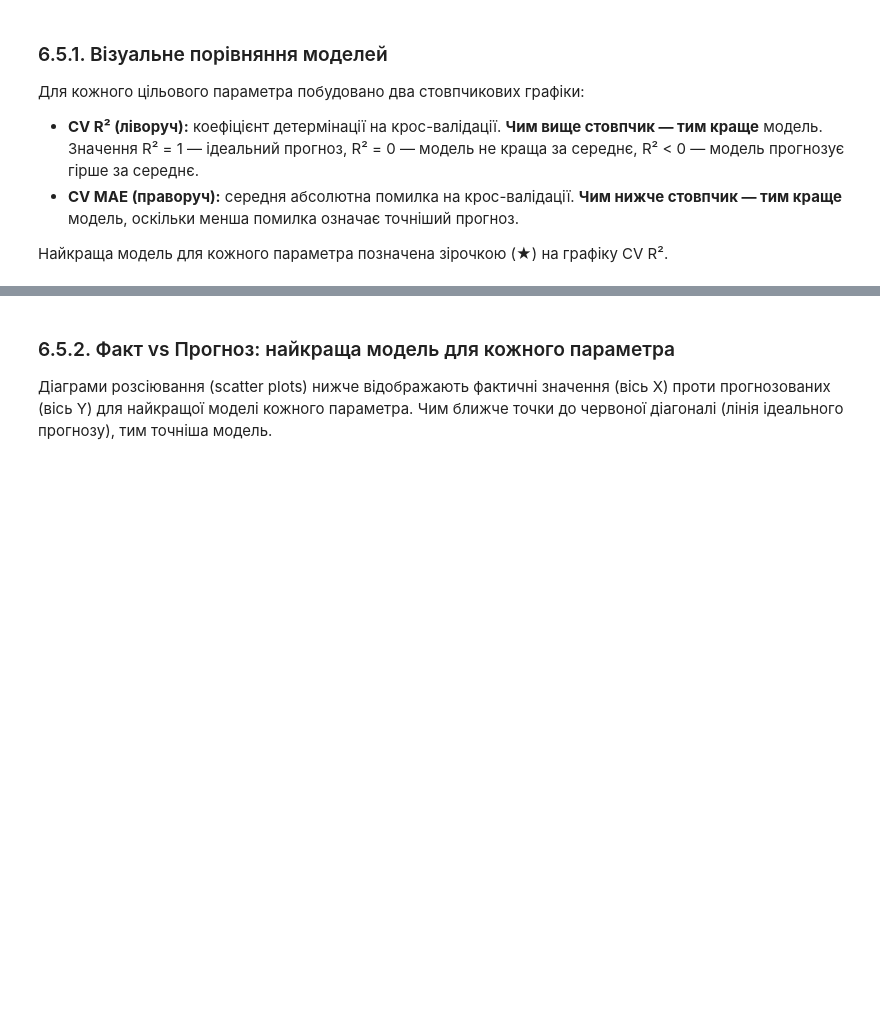
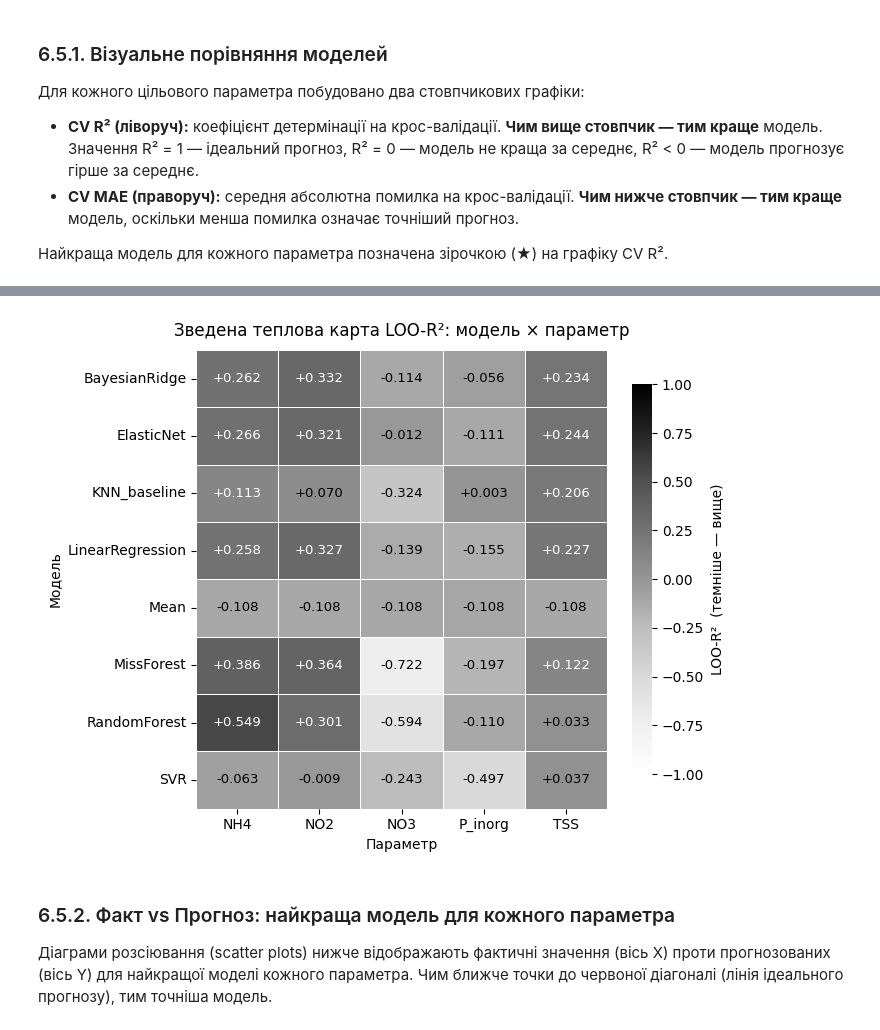
Before and after one commit to bohdan-holovin/data-analys-k, a Jupyter notebook: kanevske_analysis.ipynb, the cells around one changed output, grey strips where cells are left out. Drawn from its saved outputs; the diff is of its cells as text; code cells hidden in the pictures; blank space fills up the shorter version.

```diff
--- a/kanevske_analysis.ipynb
+++ b/kanevske_analysis.ipynb
@@ -1392,3 +1795,30 @@ else:
+# %%
+#@title Зведена теплова карта LOO-R² — ч/б версія для друку
+from pathlib import Path
+_OUT = Path('article/figures'); _OUT.mkdir(parents=True, exist_ok=True)
+
+_df_r2 = pivot_r2.T  # rows = models, columns = parameters
+_fig, _ax = plt.subplots(figsize=(7.0, max(5.6, len(_df_r2) * 0.7)))
+sns.heatmap(_df_r2, annot=False, cmap='Greys', vmin=-1, vmax=1, ax=_ax,
+            linewidths=0.5, linecolor='white',
+            cbar_kws={'label': 'LOO-R²  (темніше — вище)', 'shrink': 0.85})
+_norm = (_df_r2.values - (-1.0)) / 2.0
+for _i, _j in np.ndindex(_df_r2.shape):
+    _v = _df_r2.values[_i, _j]
+    _color = 'white' if _norm[_i, _j] > 0.55 else 'black'
+    _ax.text(_j + 0.5, _i + 0.5, f'{_v:+.3f}', ha='center', va='center',
+             fontsize=9.5, color=_color)
+_ax.set_title('Зведена теплова карта LOO-R²: модель × параметр',
+              fontsize=12, pad=10)
+_ax.set_xlabel('Параметр'); _ax.set_ylabel('Модель')
+_ax.tick_params(axis='x', rotation=0, labelsize=10)
+_ax.tick_params(axis='y', rotation=0, labelsize=10)
+plt.tight_layout()
+plt.savefig(_OUT / 'cv_r2_summary.png', dpi=200,
+            bbox_inches='tight', facecolor='white')
+plt.show()
+# %% [output]
+[figure, added]
 # %% [markdown]
 ### 6.5.2. Факт vs Прогноз: найкраща модель для кожного параметра
 
```
Also changed, not shown: parts of 25 cells of this notebook.
